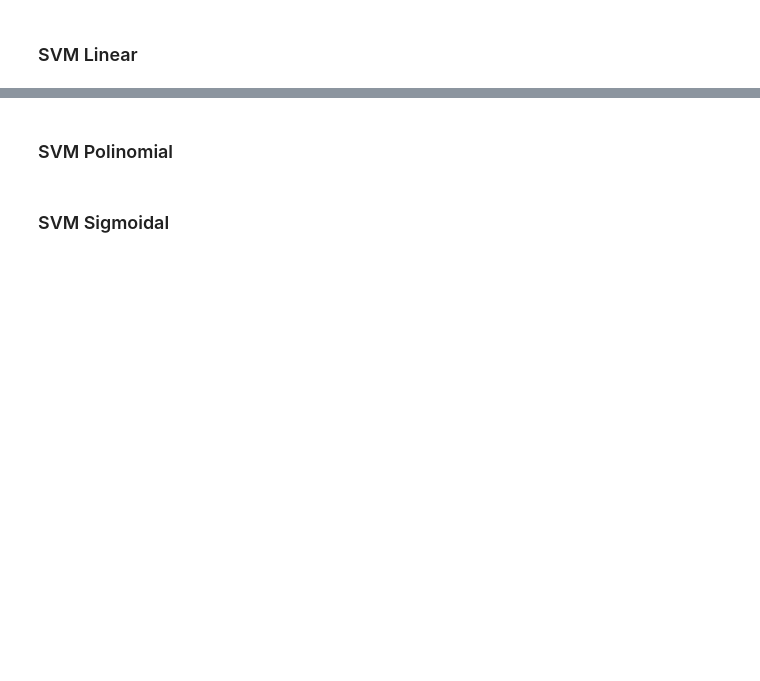
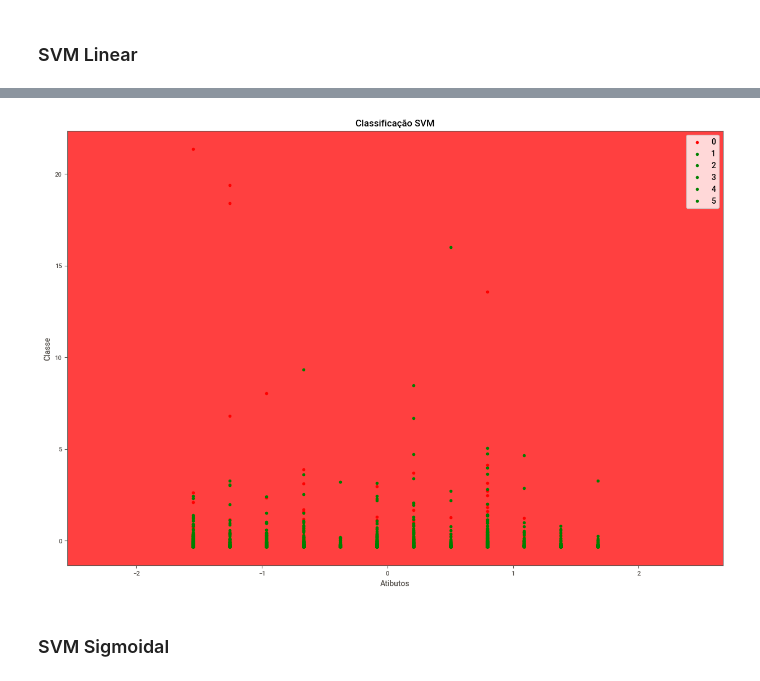
Before and after one commit to mipula/Projeto-Integrado-IV, a Jupyter notebook: PI_IV.ipynb, the cells around one changed output, grey strips where cells are left out. Drawn from its saved outputs; the diff is of its cells as text; code cells hidden in the pictures; blank space fills up the shorter version.

```diff
--- a/PI_IV.ipynb
+++ b/PI_IV.ipynb
@@ -178,11 +175,0 @@ from sklearn.cluster import MiniBatchKMeans
-# %%
-# Agrupamento MiniBatchKMeans
-for cluster in range(2,10):
-    cls = MiniBatchKMeans(n_clusters=cluster, random_state=0)
-    cls.fit(df_user)
-
-    # predict cluster labels for new dataset
-    cls.predict(df_user)
-
-    # to get cluster labels for the dataset used while     # training the model (used for models that does not     # support prediction on new dataset).
-    cls.labels_
@@ -197,7 +187,7 @@ var_dependente=['Genre','Global_Sales']
 # %%
 atributos=df_user[var_dependente]
 # %%
-classe = df_user['Critic_Score']
+classe = df_user['Score_Group1']
 # %%
 #Separando os atributos dos rótulos e separando os dados de treinamento (90%) e teste (10%)
 atributo_treino, atributo_teste, classes_treino, classes_teste = train_test_split(atributos, classe, test_size = 0.1)
@@ -258,14 +228,0 @@ TypeError: ignored
-# %%
-import pylab as pl
-pl.figure('FIGURA1')
-for i in range(0, pca_2d.shape[0]):
-  if kmeans.labels_[i] == 0:
-    cl = pl.scatter(pca_2d[i,0],pca_2d[i,1],c='r', marker='+')
-  elif kmeans.labels_[i] == 1:
-    c = pl.scatter(pca_2d[i,0],pca_2d[i,1],c='g', marker='o')
-  elif kmeans.labels_[i] == 2:
-    c = pl.scatter(pca_2d[i,0],pca_2d[i,1],c='b', marker='*')
-#  elif kmeans.labels_[i] == 3:
-#    c = pl.scatter(pca_2d[i,0],pca_2d[i,1],c='k', marker='x')
-pl.title('Titulo')
-pl.show()
@@ -330,2 +318,0 @@ print(classification_report(classes_teste, predicao_SVM))
-# %% [markdown]
-### SVM Polinomial
@@ -339,5 +319,7 @@ print('Acurácia de classificação: {}'.format(round(acuracia,3)*100)+'%')
 # %%
-visualizarSVM(atributo_teste, classes_teste,SVM_polinomial)
+visualizarSVM(atributo_teste, classes_teste,modelo_SVM)
+# %% [output]
+[figure, added]
 # %% [markdown]
 ### SVM Sigmoidal
 # %%
```
Also changed, not shown: parts of 29 cells of this notebook.
